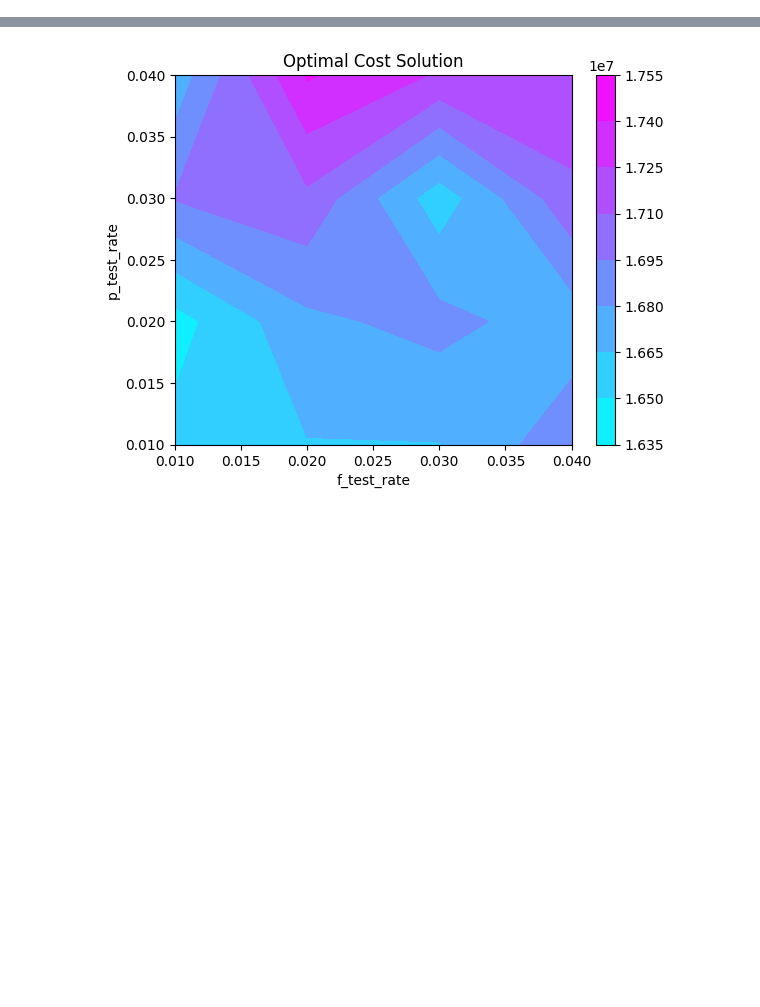
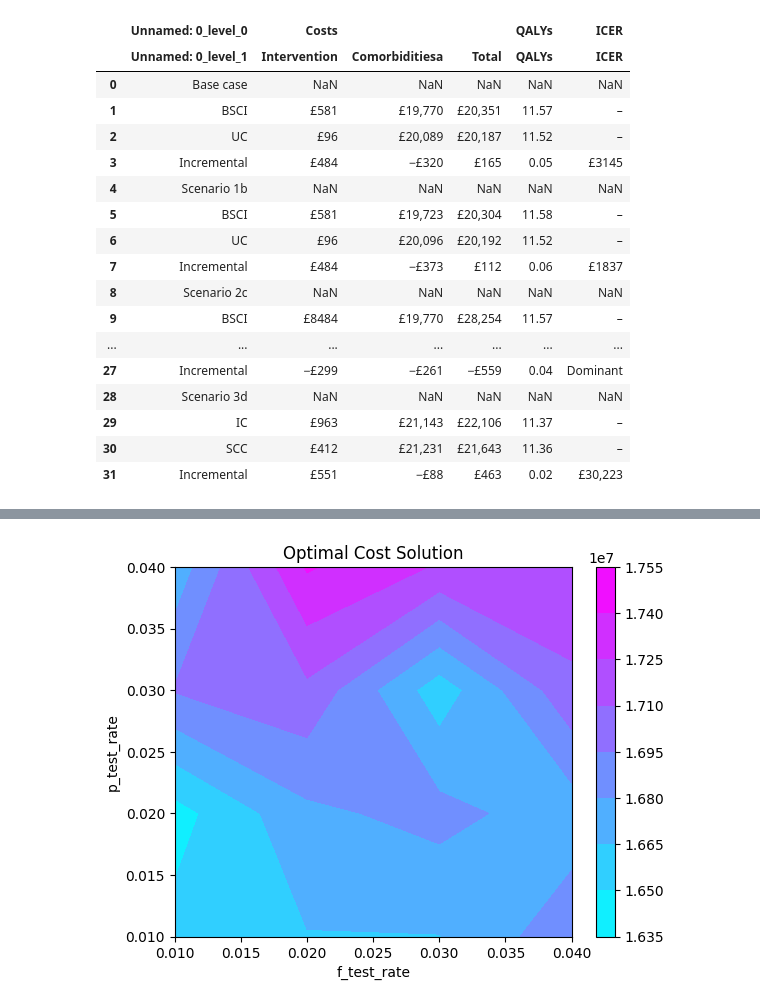
Before and after one commit to kushal-satya/food_safety_abm, a Jupyter notebook: model.ipynb, the cells around one changed output, grey strips where cells are left out. Saved outputs shown, nothing was run; the diff lists cells and outputs as text; code cells hidden in the pictures; blank space fills up the shorter version.

Commit message:
Updated files:     .DS_Store     abm/agent.py     abm/model.ipynb     abm/model.py     model.ipynb     showFullTableHTML.html     table.csv

```diff
--- a/model.ipynb
+++ b/model.ipynb
@@ -0,0 +41,34 @@
+# %%
+import pandas as pd
+import matplotlib.pyplot as plt
+
+# Load the HTML table into a pandas DataFrame
+dfs = pd.read_html("/Users/kushalkumar/Library/CloudStorage/Box-Box/Cornell_Spring_2023/Research/RAM/Food Safety Project/food_safety_abm/showFullTableHTML.html")
+df = dfs[0]
+
+# Filter out rows with no ICER value
+df = df[df["ICER"] != "–"]
+
+# Convert cost and QALY columns to numeric values
+df[["Intervention", "Comorbiditiesa", "Total"]] = df[["Intervention", "Comorbiditiesa", "Total"]].replace("[\£,]", "", regex=True).astype(float)
+df["QALYs"] = pd.to_numeric(df["QALYs"])
+
+# Calculate the incremental cost-effectiveness ratio (ICER)
+df["ICER"] = pd.to_numeric(df["ICER"].replace("Dominant", 0))
+df["ICER"] = df["ICER"].astype(float)
+
+# Create the cost-effectiveness plane
+fig, ax = plt.subplots()
+ax.scatter(df["Total"], df["QALYs"], c=df["ICER"], cmap='RdYlBu_r')
+ax.set_xlabel("Total cost (£)")
+ax.set_ylabel("QALYs")
+ax.set_title("Cost-Effectiveness Plane")
+
+# Create the cost-effectiveness frontier
+df_sorted = df.sort_values("ICER", ascending=True)
+df_sorted["cumulative_QALYs"] = df_sorted["QALYs"].cummax()
+df_sorted["cumulative_costs"] = df_sorted["Total"].cummin()
+ax.plot(df_sorted["cumulative_costs"], df_sorted["cumulative_QALYs"], color='black', linestyle='--', label="Cost-Effectiveness Frontier")
+ax.legend()
+
+plt.show()
@@ -0,0 +97,21 @@
+# %%
+df
+# %% [output]
+|  | Unnamed: 0_level_0 | Costs |  |  | QALYs | ICER |
+|  | Unnamed: 0_level_1 | Intervention | Comorbiditiesa | Total | QALYs | ICER |
+| 0 | Base case | NaN | NaN | NaN | NaN | NaN |
+| 1 | BSCI | £581 | £19,770 | £20,351 | 11.57 | – |
+| 2 | UC | £96 | £20,089 | £20,187 | 11.52 | – |
+| 3 | Incremental | £484 | −£320 | £165 | 0.05 | £3145 |
+| 4 | Scenario 1b | NaN | NaN | NaN | NaN | NaN |
+| 5 | BSCI | £581 | £19,723 | £20,304 | 11.58 | – |
+| 6 | UC | £96 | £20,096 | £20,192 | 11.52 | – |
+| 7 | Incremental | £484 | −£373 | £112 | 0.06 | £1837 |
+| 8 | Scenario 2c | NaN | NaN | NaN | NaN | NaN |
+| 9 | BSCI | £8484 | £19,770 | £28,254 | 11.57 | – |
+| ... | ... | ... | ... | ... | ... | ... |
+| 27 | Incremental | −£299 | −£261 | −£559 | 0.04 | Dominant |
+| 28 | Scenario 3d | NaN | NaN | NaN | NaN | NaN |
+| 29 | IC | £963 | £21,143 | £22,106 | 11.37 | – |
+| 30 | SCC | £412 | £21,231 | £21,643 | 11.36 | – |
+| 31 | Incremental | £551 | −£88 | £463 | 0.02 | £30,223 |
```
Also changed, not shown: parts of 13 cells of this notebook, 6 other files.
